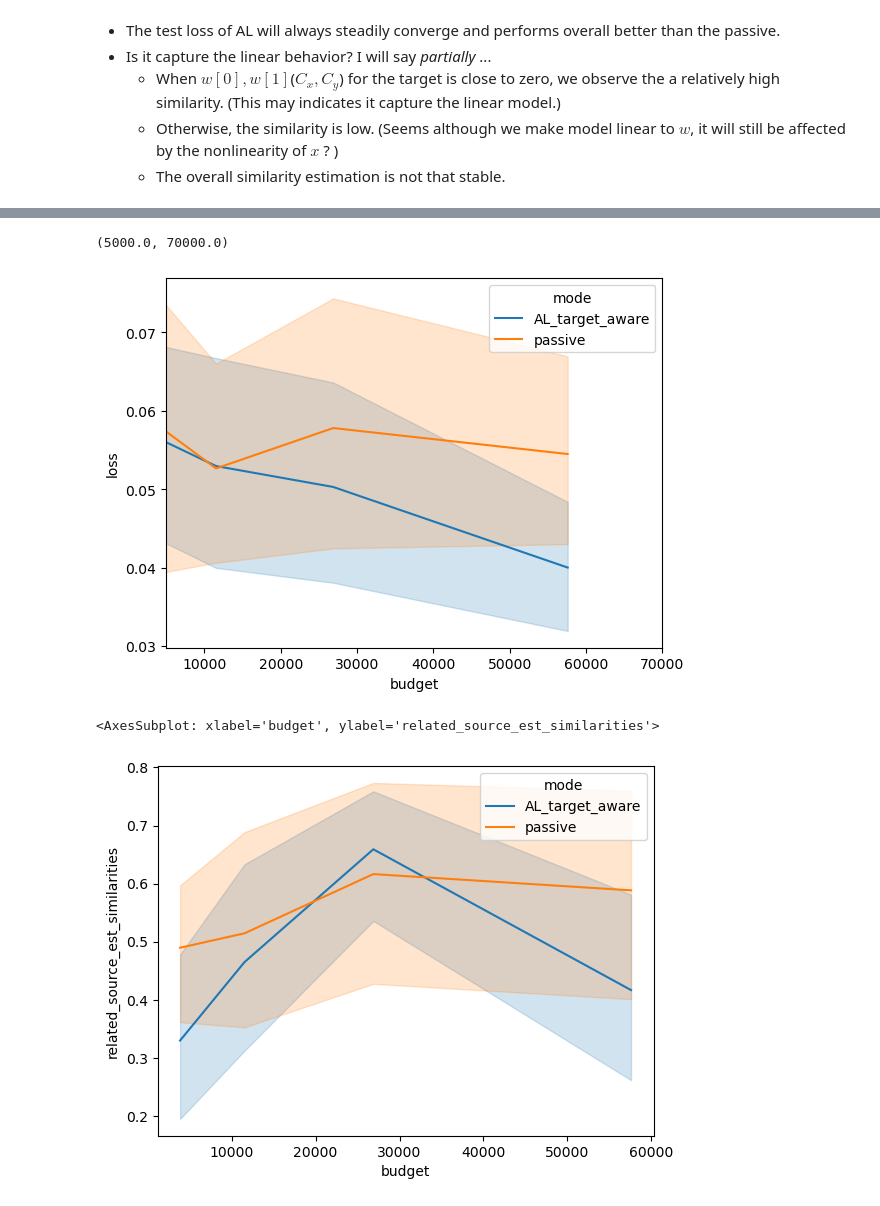
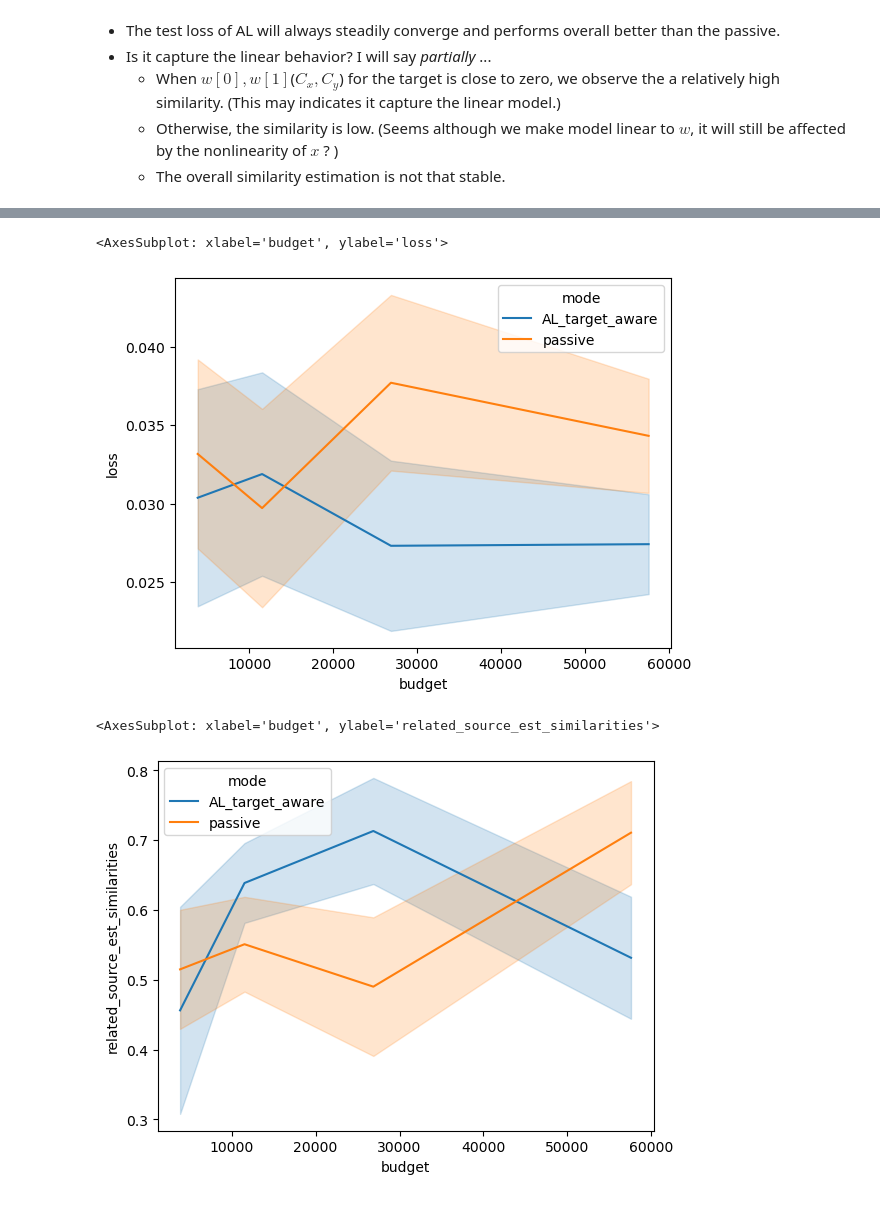
Before and after one commit to WendyH1108/AL-Robotics, a Jupyter notebook: summary_pendulum_nonLinear.ipynb, the cells around one changed output, grey strips where cells are left out. Cells and saved outputs as stored; diff of their text form; code cells hidden in the pictures.

Commit message:
Add control results from learned F.

```diff
--- a/summary_pendulum_nonLinear.ipynb
+++ b/summary_pendulum_nonLinear.ipynb
@@ -37,44 +227,44 @@ config = {
         "input_dim": 60,
         "num_target_sample": 5000,
         "active": None,
         "target_aware": None,
         "saving_task_num": True,
         "base_len_ratio": 1,
         "exp_base": 2,
         "outer_epoch_num": 4,
-        "actual_target":  [0, 0, 1, 0.5, 0, 0]
+        "actual_target": [0, 0.1, 0, -1, 0.5, 0]
         }
 
-# for seed in [43, 500, 12434, 425, 987, 26794]:
 result = None
-for seed in [ 43, 500, 12434, 425, 987, 26794, 56, 89, 1111, 89731, 21312]:
+# for seed in [ 500, 12434, 425, 987, 26794, 56, 89, 1111, 89731, 21312]:
+for seed in [ 500, 425, 987, 56, 89, 1111, 89731, 21312]:
     for active in [True, False]:
             config["data_seed"] = seed
             config["active"] = active
             config["target_aware"] = True if active else False
             filename = processName(config)
-            tmp = pd.read_csv(f"results/pendulum_nonlinear/{filename}.csv")
+            tmp = pd.read_csv(f"results/pendulum_nonlinear_highErrorBar/{filename}.csv")
             if active:
                 tmp["mode"] = "AL_target_aware"
             else:
                 tmp["mode"] = "passive"
             tmp['seed'] = seed
             if result is None:
                 result = tmp
             else:
                 result = pd.concat([result, tmp])
 
-sns.lineplot(x="budget", y="loss", data=result, hue="mode", markers=True, dashes=False)
+sns.lineplot(x="budget", y="loss", data=result, hue="mode", errorbar=('se',1), markers=True, dashes=False)
 # plt.ylim([0, 0.05])
-plt.xlim([5000, 70000])
+# plt.xlim([8000, 35000])
 # plt.xscale("log")
 # plt.yscale("log")
 # %% [output]
-(5000.0, 70000.0)
+<AxesSubplot: xlabel='budget', ylabel='loss'>
-[figure, old version]
+[figure, new version]
 # %%
 result["related_source_est_similarities"] = result["related_source_est_similarities"].abs()
-sns.lineplot(x="budget", y="related_source_est_similarities", data=result, hue="mode", markers=True, dashes=False)
+sns.lineplot(x="budget", y="related_source_est_similarities", data=result, hue="mode", errorbar=('se',1), markers=True, dashes=False)
 # %% [output]
 <AxesSubplot: xlabel='budget', ylabel='related_source_est_similarities'>
-[figure, old version]
+[figure, new version]
```
Also changed, not shown: parts of 16 cells of this notebook, 6 other files.
